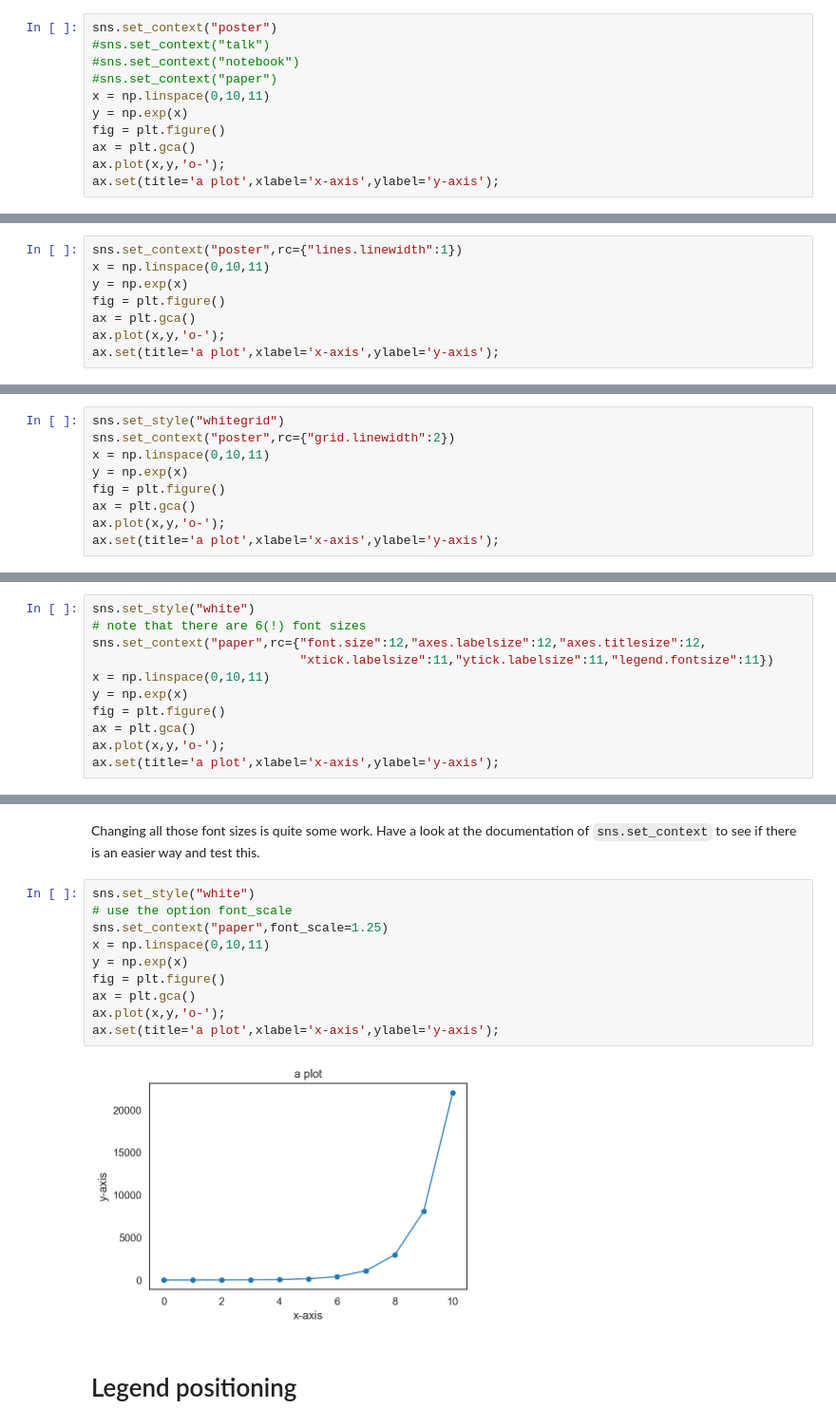
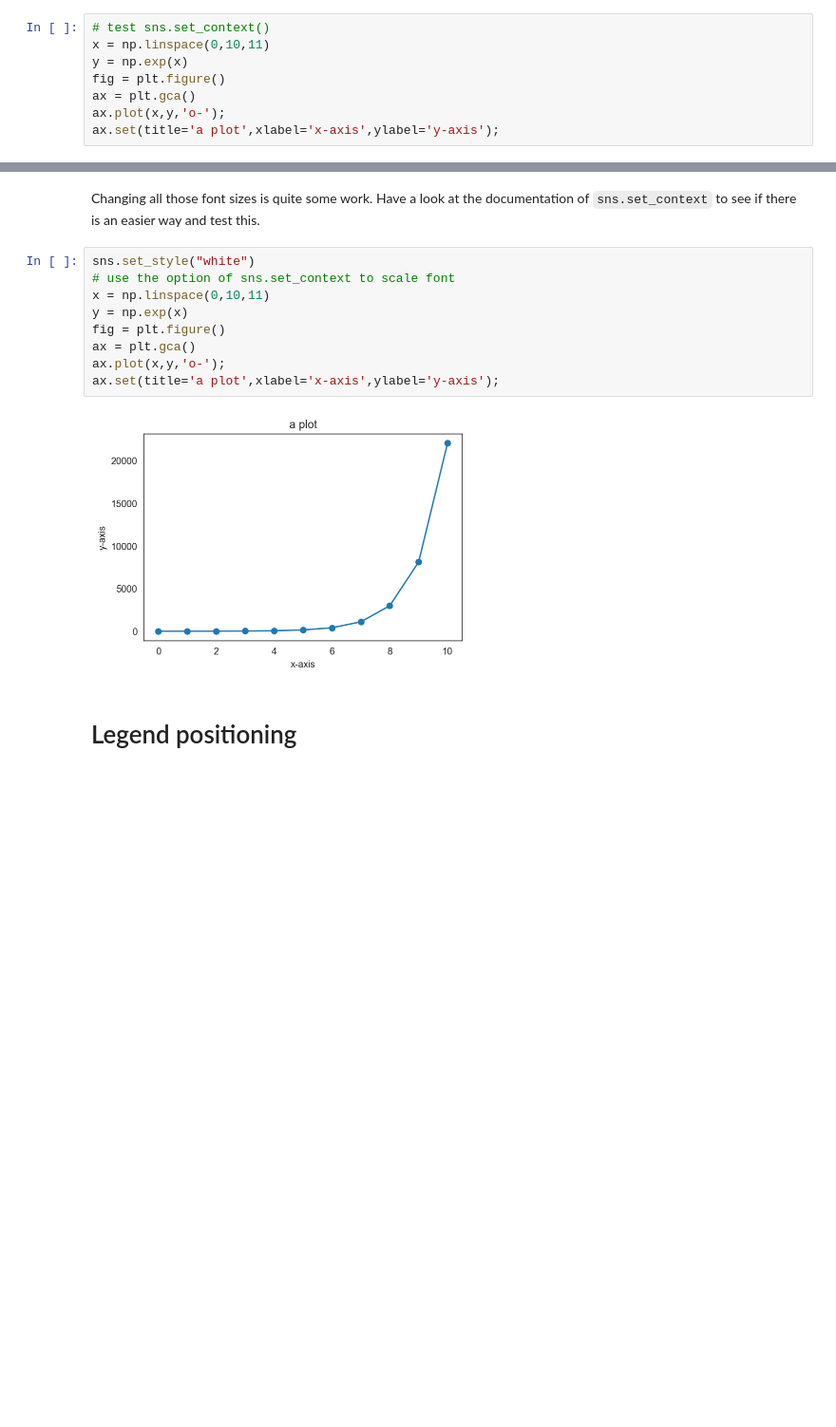
Before and after one commit to lacdr-tox/basic-programming-in-drug-discovery, a Jupyter notebook: python/exercises/4.1 Advanced plotting - aesthetics.ipynb, the cells around one changed output, grey strips where cells are left out. Shown at 95% size. Cells and saved outputs as stored; diff of their text form; blank space fills up the shorter version.

```diff
--- a/python/exercises/4.1 Advanced plotting - aesthetics.ipynb
+++ b/python/exercises/4.1 Advanced plotting - aesthetics.ipynb
@@ -203,10 +83,7 @@ ax.set(title='a plot',xlabel='x-axis',ylabel='y-axis');
 # %% [markdown]
 Next, we go to seaborn contexts. With these contexts we can essentially scale our plots and make them suitable for a paper or presentation with a single command (or maybe a few). Seaborn has four contexts: `paper`, `notebook`, `talk`, and `poster` which are activated with the command `sns.set_context("context-name")`. Try this out
 # %%
-sns.set_context("poster")
-#sns.set_context("talk")
-#sns.set_context("notebook")
-#sns.set_context("paper")
+# test sns.set_context()
 x = np.linspace(0,10,11)
 y = np.exp(x)
 fig = plt.figure()
@@ -227,11 +104,3 @@ Like with styles, you can customize the context settings. The context settings c
 sns.plotting_context('paper').keys()
 # %% [output]
 dict_keys(['font.size', 'axes.labelsize', 'axes.titlesize', 'xtick.labelsize', 'ytick.labelsize', 'legend.fontsize', 'axes.linewidth', 'grid.linewidth', 'lines.linewidth', 'lines.markersize', 'patch.l ...
-# %%
-sns.set_context("poster",rc={"lines.linewidth":1})
-x = np.linspace(0,10,11)
-y = np.exp(x)
-fig = plt.figure()
-ax = plt.gca()
-ax.plot(x,y,'o-');
-ax.set(title='a plot',xlabel='x-axis',ylabel='y-axis');
@@ -240,9 +106,0 @@ ax.set(title='a plot',xlabel='x-axis',ylabel='y-axis');
-# %%
-sns.set_style("whitegrid")
-sns.set_context("poster",rc={"grid.linewidth":2})
-x = np.linspace(0,10,11)
-y = np.exp(x)
-fig = plt.figure()
-ax = plt.gca()
-ax.plot(x,y,'o-');
-ax.set(title='a plot',xlabel='x-axis',ylabel='y-axis');
@@ -251,11 +106,0 @@ ax.set(title='a plot',xlabel='x-axis',ylabel='y-axis');
-# %%
-sns.set_style("white")
-# note that there are 6(!) font sizes
-sns.set_context("paper",rc={"font.size":12,"axes.labelsize":12,"axes.titlesize":12,
-                            "xtick.labelsize":11,"ytick.labelsize":11,"legend.fontsize":11})
-x = np.linspace(0,10,11)
-y = np.exp(x)
-fig = plt.figure()
-ax = plt.gca()
-ax.plot(x,y,'o-');
-ax.set(title='a plot',xlabel='x-axis',ylabel='y-axis');
@@ -265,16 +114,15 @@ ax.set(title='a plot',xlabel='x-axis',ylabel='y-axis');
 Changing all those font sizes is quite some work. Have a look at the documentation of `sns.set_context` to see if there is an easier way and test this.
 # %%
 sns.set_style("white")
-# use the option font_scale
-sns.set_context("paper",font_scale=1.25)
+# use the option of sns.set_context to scale font
 x = np.linspace(0,10,11)
 y = np.exp(x)
 fig = plt.figure()
 ax = plt.gca()
 ax.plot(x,y,'o-');
 ax.set(title='a plot',xlabel='x-axis',ylabel='y-axis');
 # %% [output]
-[figure, old version]
+[figure, new version]
 # %% [markdown]
 # Legend positioning
 # %% [markdown]
```
Also changed, not shown: parts of 38 cells of this notebook, 1 other file.
